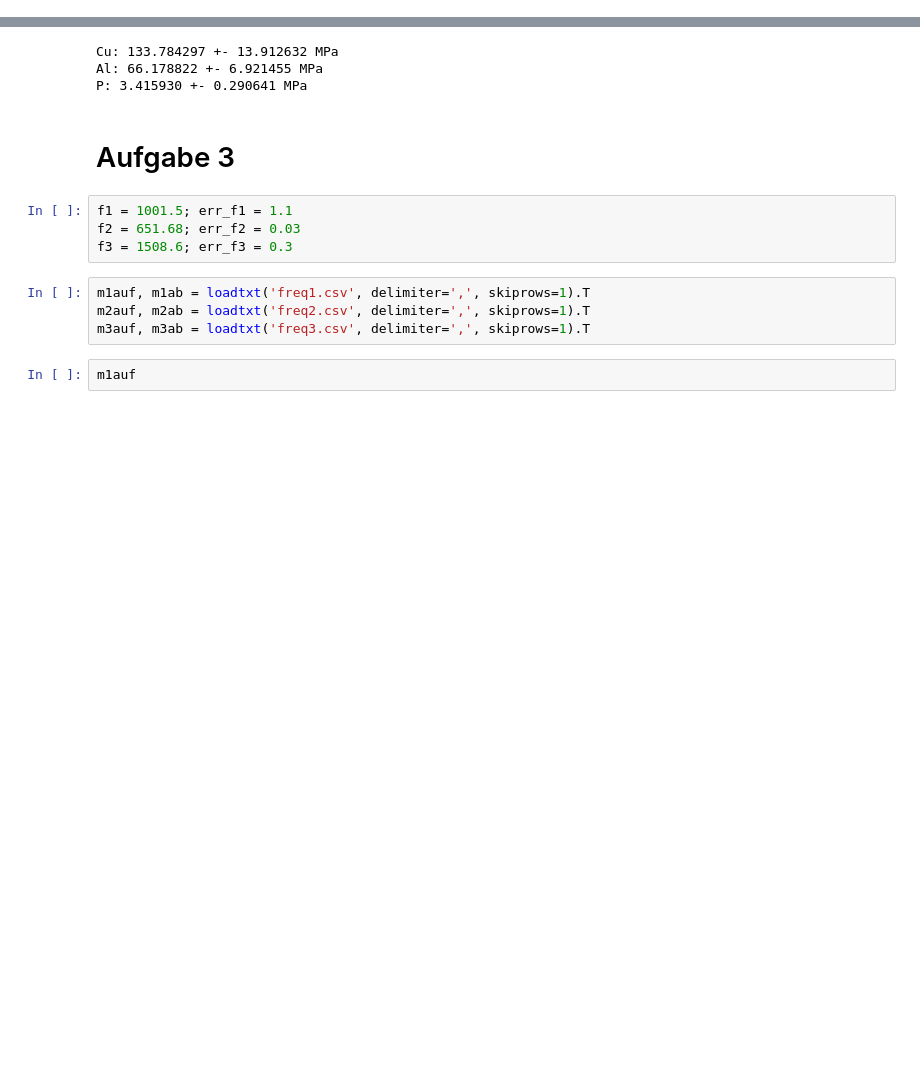
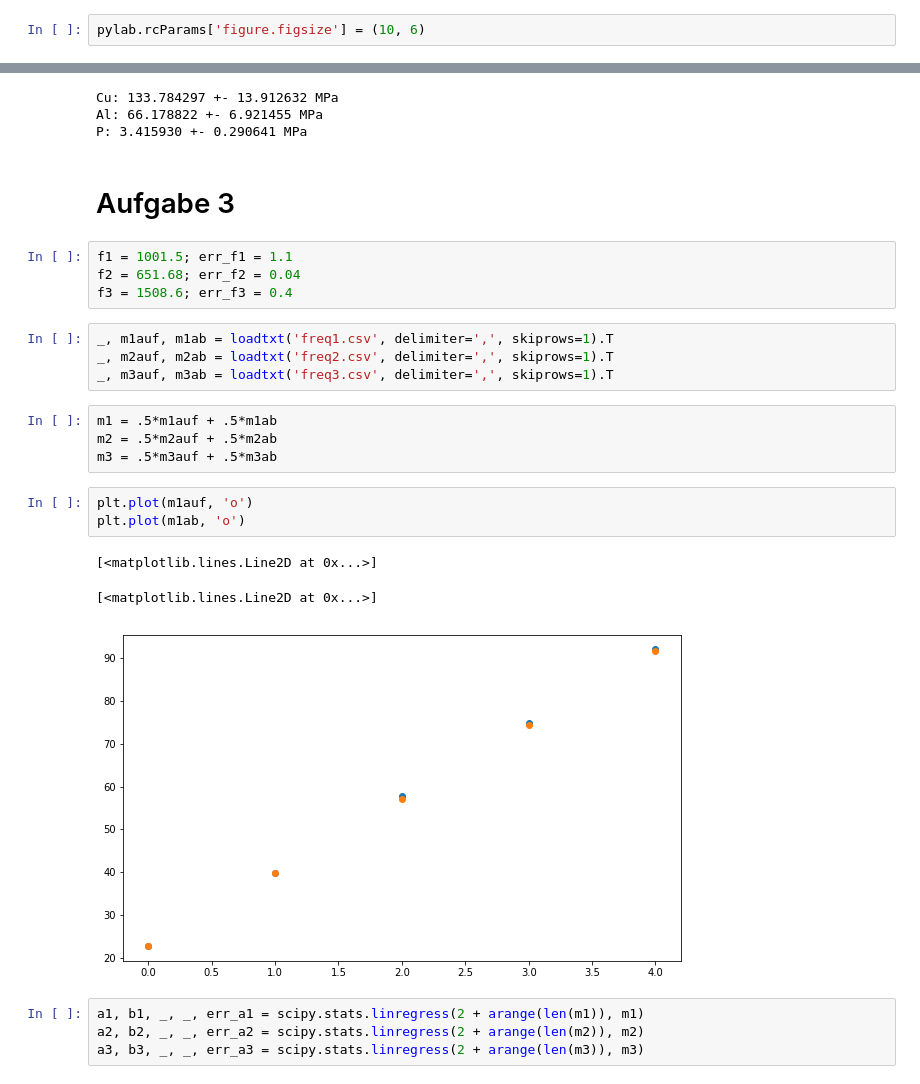
Before and after one commit to ces42/praktikum1, a Jupyter notebook: AKU/Daten/Auswertung.ipynb, the cells around one changed output, grey strips where cells are left out. Saved outputs shown, nothing was run; the diff lists cells and outputs as text; blank space fills up the shorter version.

```diff
--- a/AKU/Daten/Auswertung.ipynb
+++ b/AKU/Daten/Auswertung.ipynb
@@ -8,3 +7,5 @@ Populating the interactive namespace from numpy and matplotlib
+# %%
+pylab.rcParams['figure.figsize'] = (10, 6)
 # %% [markdown]
 ### Kupfer
 # %%
@@ -136,11 +137,24 @@ P: 3.415930 +- 0.290641 MPa
 # Aufgabe 3
 # %%
 f1 = 1001.5; err_f1 = 1.1
-f2 = 651.68; err_f2 = 0.03
-f3 = 1508.6; err_f3 = 0.3
+f2 = 651.68; err_f2 = 0.04
+f3 = 1508.6; err_f3 = 0.4
 # %%
-m1auf, m1ab = loadtxt('freq1.csv', delimiter=',', skiprows=1).T
-m2auf, m2ab = loadtxt('freq2.csv', delimiter=',', skiprows=1).T
-m3auf, m3ab = loadtxt('freq3.csv', delimiter=',', skiprows=1).T
+_, m1auf, m1ab = loadtxt('freq1.csv', delimiter=',', skiprows=1).T
+_, m2auf, m2ab = loadtxt('freq2.csv', delimiter=',', skiprows=1).T
+_, m3auf, m3ab = loadtxt('freq3.csv', delimiter=',', skiprows=1).T
-# %%
-m1auf
+# %%
+m1 = .5*m1auf + .5*m1ab
+m2 = .5*m2auf + .5*m2ab
+m3 = .5*m3auf + .5*m3ab
+# %%
+plt.plot(m1auf, 'o')
+plt.plot(m1ab, 'o')
+# %% [output]
+[<matplotlib.lines.Line2D at 0x...>]
+[<matplotlib.lines.Line2D at 0x...>]
+[figure, added]
+# %%
+a1, b1, _, _, err_a1 = scipy.stats.linregress(2 + arange(len(m1)), m1)
+a2, b2, _, _, err_a2 = scipy.stats.linregress(2 + arange(len(m2)), m2)
+a3, b3, _, _, err_a3 = scipy.stats.linregress(2 + arange(len(m3)), m3)
```
Also changed, not shown: parts of 8 cells of this notebook, 3 other files.
